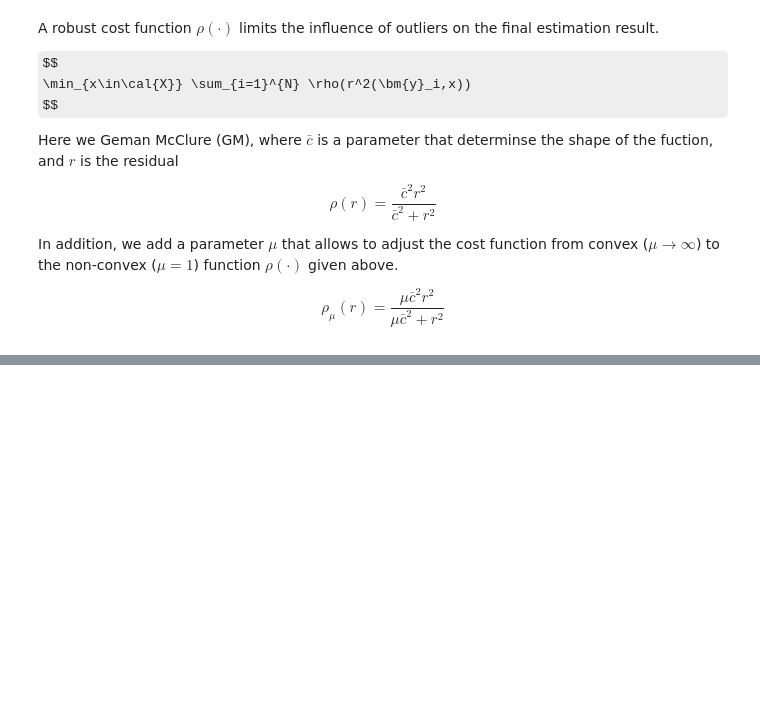
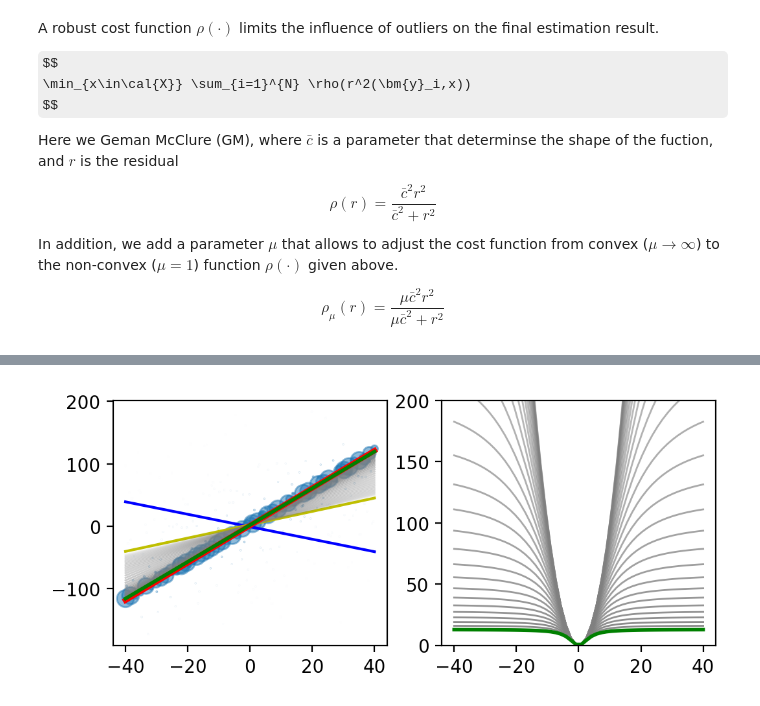
Before and after one commit to arpvorlesung/code, a Jupyter notebook: GNC_demo.ipynb, the cells around one changed output, grey strips where cells are left out. Cells and saved outputs as stored; diff of their text form; code cells hidden in the pictures; some formulas as TeX source; blank space fills up the shorter version.

Commit message:
cleaned up code, implemented GIF animation of iteration process

```diff
--- a/GNC_demo.ipynb
+++ b/GNC_demo.ipynb
@@ -3,7 +3,9 @@
 # %%
 import numpy as np
 import matplotlib.pyplot as plt
-plt.rcParams['figure.dpi'] = 150
+import matplotlib.animation as ani
+
+plt.rcParams['figure.dpi'] = 200
 # %% [markdown]
 Often we want to fit models or estimate parameters by casting the problem into a least squares optimization:
 
@@ -105,60 +114,92 @@ Now, let's assume we want to do a robust fit with roboust cost function.
 For details see Yang et al., "Graduated non-convexity for robust spatial perception: From non-minimal solvers to global outlier rejection." IEEE Robotics and Automation Letters 5.2 (2020): 1127-1134.
 # %%
 # setup optimization to estimate the parameters, rho is the loss function
-
 def rho(theta,x,y,w):
     return np.sqrt(w)*(linear_model(theta, x) - y)
 
-# do the actual optimization with both inliers and outliers
+# setup a figure with two subplots one for the data and one for the rho function
+fig, (ax1, ax2) = plt.subplots(1,2)
+fig.set_size_inches(6,2.5)
+ax2.set_ylim([0,200])
+
+# setup file writer for animatd GIF
+metadata = dict(title='Movie Test', artist='Matplotlib',
+                comment='Movie support!')
+writer = ani.PillowWriter(fps=8, metadata=metadata)
+
+# initialize the actual optimization with both inliers and outliers
 x_all = np.hstack((x_data,x2_data))
 y_all = np.hstack((y_data,y2_data))
 weights = np.ones_like(x_all)
 theta0 = [-1,-1]
 
+
+# the wheight update according to Yang et al.
 def weights_update(resid,c_, mu):
     return (mu*c_*c_ / (resid**2+mu*c_*c_))**2
 
-plt.figure(1); plt.plot(x_data,linear_model(theta0,x_data), c = 'b')
+# plot start value in yellow
+ax1.plot(x_data,linear_model(theta0,x_data), c = 'b')
 
+# first iteration (will result into naive fiting  including all outliers) to compute initial residuals needed for first wheight update
 result = optimize.least_squares(rho, theta0, args=(x_all,y_all,weights),verbose=0)
 residuals = linear_model(result.x, x_all) - y_all
-plt.figure(1); plt.plot(x_data,linear_model(result.x,x_data), c = 'y')
+ax1.plot(x_data,linear_model(result.x,x_data), c = 'y')
 
-# set the noiuse threshold
+# create to be animated green line, initially identical to the yellow result of the first iteration
+current_fit = ax1.plot(x_data,linear_model(result.x,x_data), c = 'g', linewidth=2)[0]
+
+# set the noise threshold according to Yang et al.
 from scipy.stats.distributions import chi2
 c_bar = np.sqrt(chi2.ppf(0.8, df=2)*noise)
 
+# initialize mu
 mu = mu_start = 2 * (np.max(residuals)**2)/(c_bar**2)
+
+#perform first wheights update
 weights = weights_update(residuals,c_bar, mu)
+
+size = 90 * weights
+scat = ax1.scatter(x_all, y_all, s=size, alpha=0.5)
+
+
 iter_count = 0
 
-while (mu > 1):
-    alpha = ((iter_count / 50))**2
-    plt.figure(1); plt.plot(x_data,linear_model(theta0,x_data), c = 'grey', alpha = alpha, linewidth=1)
-    plt.figure(2); plt.plot(x_data,rho_gm(c_bar,x_data,mu), c = 'grey', alpha = alpha, linewidth=1)
-    result = optimize.least_squares(rho, theta0, args=(x_all,y_all,weights),verbose=0)
-    theta0 = result.x
-    residuals = linear_model(result.x, x_all) - y_all
-    weights = weights_update(residuals,c_bar, mu)
-    mu = mu / 1.2
-    iter_count = iter_count+1
+with writer.saving(fig, "gnc_demo.gif", fig.dpi):
+    while (mu > 1):
+        alpha = ((iter_count / 50)) #**2
+
+        ax1.plot(x_data,linear_model(theta0,x_data), c = 'grey', alpha = alpha, linewidth=1)
+        ax2.plot(x_data,rho_gm(c_bar,x_data,mu), c = 'grey', alpha = alpha, linewidth=1)
+
+        # one iteration
+        result = optimize.least_squares(rho, theta0, args=(x_all,y_all,weights),verbose=0)
+        theta0 = result.x
+        residuals = linear_model(result.x, x_all) - y_all
+        weights = weights_update(residuals,c_bar, mu)
+        mu = mu / 1.2
+        iter_count = iter_count+1
+
+        # update plot for animation
+        size = 90 * weights
+        #size[size < 0.1] = 0.1
+        scat.set_sizes(size)
+        current_fit.set_data(x_data, linear_model(result.x, x_data))
+
+        writer.grab_frame()
+
+    # plot the final results
+    ax1.plot(x_data,linear_model([a,b],x_data), c = 'r', linewidth=3)
+    ax1.plot(x_data,linear_model(result.x,x_data), c = 'g', linewidth=2)
+
+    ax2.plot(x_data,rho_gm(c_bar,x_data,1), c = 'g', linewidth=2)
+
+
+    for i in range(20):
+        writer.grab_frame()
 
 print(theta0)
 
-# plot the results
-
-plt.figure(1)
-size = 90 * weights
-size[size < 1] = 1
-plt.scatter(x_all, y_all, s=size, alpha=0.5)
-plt.plot(x_data,linear_model([a,b],x_data), c = 'r', linewidth=3)
-plt.plot(x_data,linear_model(result.x,x_data), c = 'g', linewidth=2)
-
-# plt.axis('equal')
-
-plt.figure(2)
-plt.plot(x_data,rho_gm(c_bar,x_data,1), c = 'g', linewidth=2)
-plt.ylim([0,600])
 
 plt.figure(3)
 x_data3 = np.linspace(-40,40,200)
@@ -168,3 +209,4 @@ plt.ylim([0,20])
 
 plt.grid(True)
 plt.show()
+# %% [output]
@@ -170,0 +214 @@ plt.show()
+[figure, added]
```
Also changed, not shown: parts of 5 cells of this notebook.
